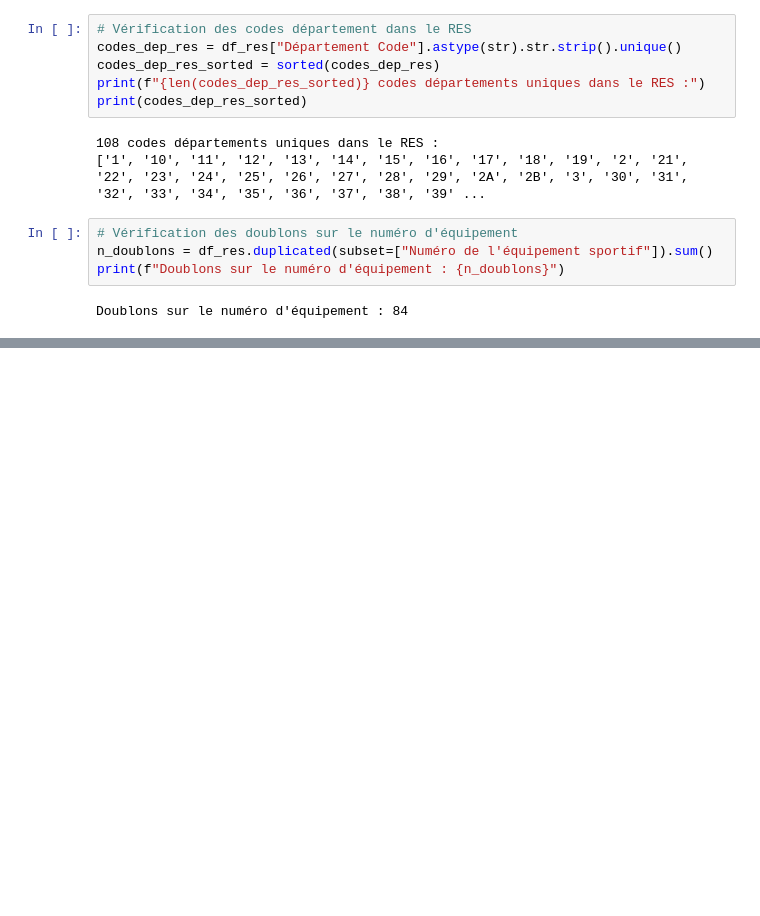
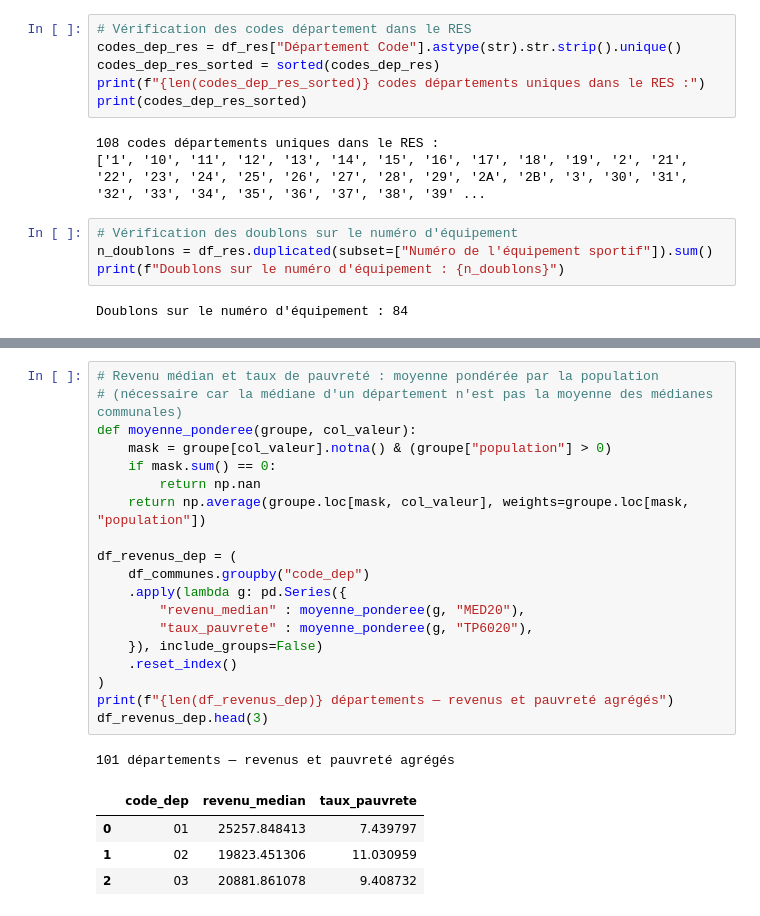
Before and after one commit to Luservant/projet_python, a Jupyter notebook: main.ipynb, the cells around one changed output, grey strips where cells are left out. Cells and saved outputs as stored; diff of their text form; blank space fills up the shorter version.

```diff
--- a/main.ipynb
+++ b/main.ipynb
@@ -173,0 +276,25 @@ RES nettoyé : 324,294 équipements
+# %%
+# Revenu médian et taux de pauvreté : moyenne pondérée par la population
+# (nécessaire car la médiane d'un département n'est pas la moyenne des médianes communales)
+def moyenne_ponderee(groupe, col_valeur):
+    mask = groupe[col_valeur].notna() & (groupe["population"] > 0)
+    if mask.sum() == 0:
+        return np.nan
+    return np.average(groupe.loc[mask, col_valeur], weights=groupe.loc[mask, "population"])
+
+df_revenus_dep = (
+    df_communes.groupby("code_dep")
+    .apply(lambda g: pd.Series({
+        "revenu_median" : moyenne_ponderee(g, "MED20"),
+        "taux_pauvrete" : moyenne_ponderee(g, "TP6020"),
+    }), include_groups=False)
+    .reset_index()
+)
+print(f"{len(df_revenus_dep)} départements — revenus et pauvreté agrégés")
+df_revenus_dep.head(3)
+# %% [output]
+101 départements — revenus et pauvreté agrégés
+|  | code_dep | revenu_median | taux_pauvrete |
+| 0 | 01 | 25257.848413 | 7.439797 |
+| 1 | 02 | 19823.451306 | 11.030959 |
+| 2 | 03 | 20881.861078 | 9.408732 |
```
Also changed, not shown: parts of 14 cells of this notebook, 1 other file.
